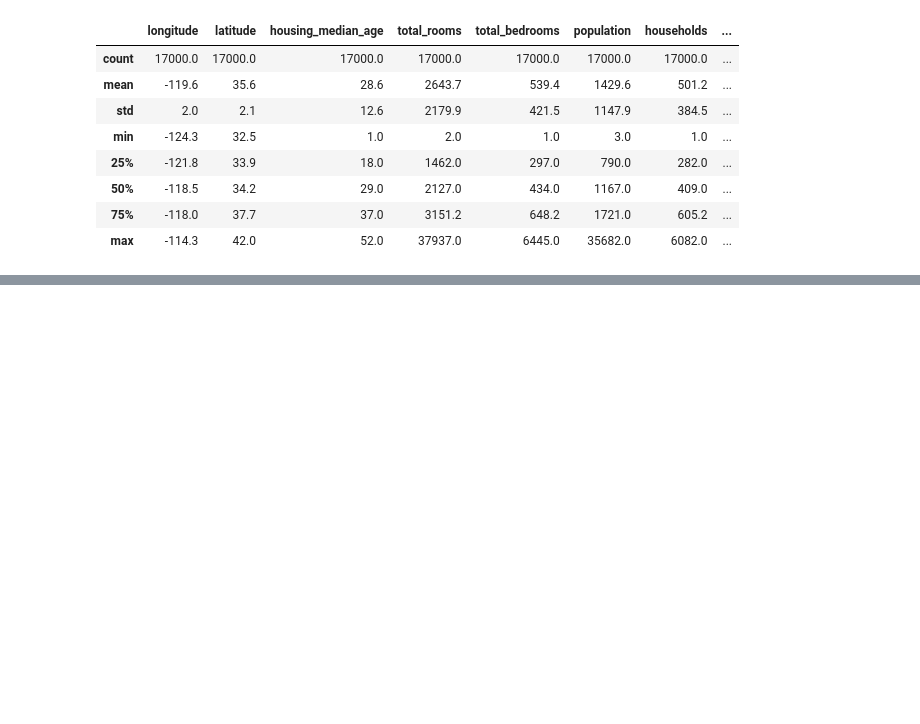
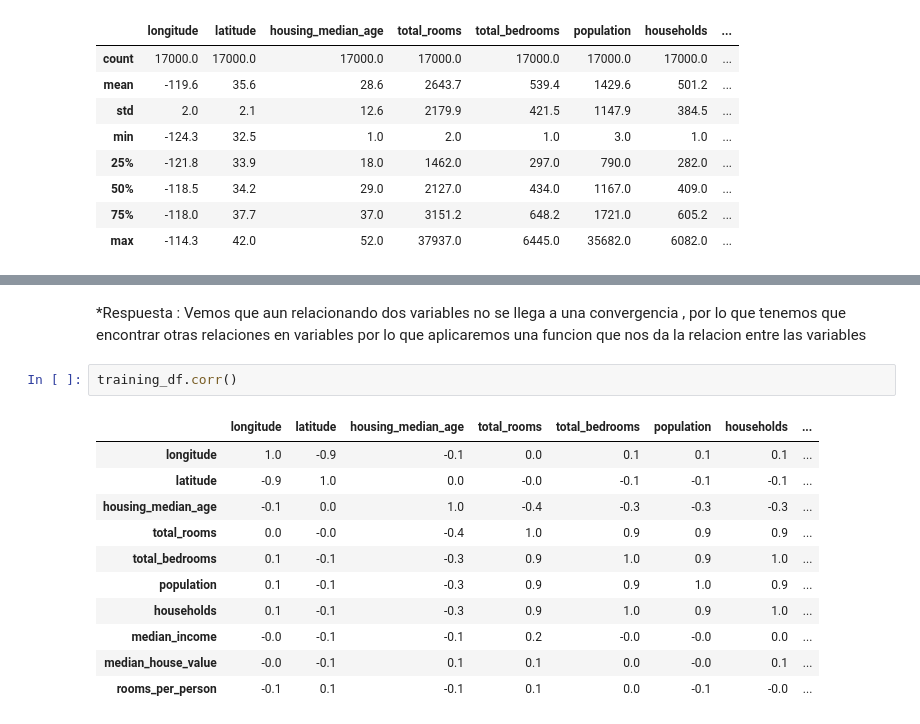
Before and after one commit to peg1163/Introduction_to_data_science, a Jupyter notebook: RLRD.ipynb, the cells around one changed output, grey strips where cells are left out. Saved outputs shown, nothing was run; the diff lists cells and outputs as text; blank space fills up the shorter version.

```diff
--- a/RLRD.ipynb
+++ b/RLRD.ipynb
@@ -193,0 +319,16 @@ feature   label          predicted
+# %% [markdown]
+*Respuesta : Vemos que aun relacionando dos variables no se llega a una convergencia , por lo que tenemos que encontrar otras relaciones en variables por lo que aplicaremos una funcion que nos da la relacion entre las variables
+# %%
+training_df.corr()
+# %% [output]
+|  | longitude | latitude | housing_median_age | total_rooms | total_bedrooms | population | households | ... |
+| longitude | 1.0 | -0.9 | -0.1 | 0.0 | 0.1 | 0.1 | 0.1 | ... |
+| latitude | -0.9 | 1.0 | 0.0 | -0.0 | -0.1 | -0.1 | -0.1 | ... |
+| housing_median_age | -0.1 | 0.0 | 1.0 | -0.4 | -0.3 | -0.3 | -0.3 | ... |
+| total_rooms | 0.0 | -0.0 | -0.4 | 1.0 | 0.9 | 0.9 | 0.9 | ... |
+| total_bedrooms | 0.1 | -0.1 | -0.3 | 0.9 | 1.0 | 0.9 | 1.0 | ... |
+| population | 0.1 | -0.1 | -0.3 | 0.9 | 0.9 | 1.0 | 0.9 | ... |
+| households | 0.1 | -0.1 | -0.3 | 0.9 | 1.0 | 0.9 | 1.0 | ... |
+| median_income | -0.0 | -0.1 | -0.1 | 0.2 | -0.0 | -0.0 | 0.0 | ... |
+| median_house_value | -0.0 | -0.1 | 0.1 | 0.1 | 0.0 | -0.0 | 0.1 | ... |
+| rooms_per_person | -0.1 | 0.1 | -0.1 | 0.1 | 0.0 | -0.1 | -0.0 | ... |
```
Also changed, not shown: parts of 9 cells of this notebook.
